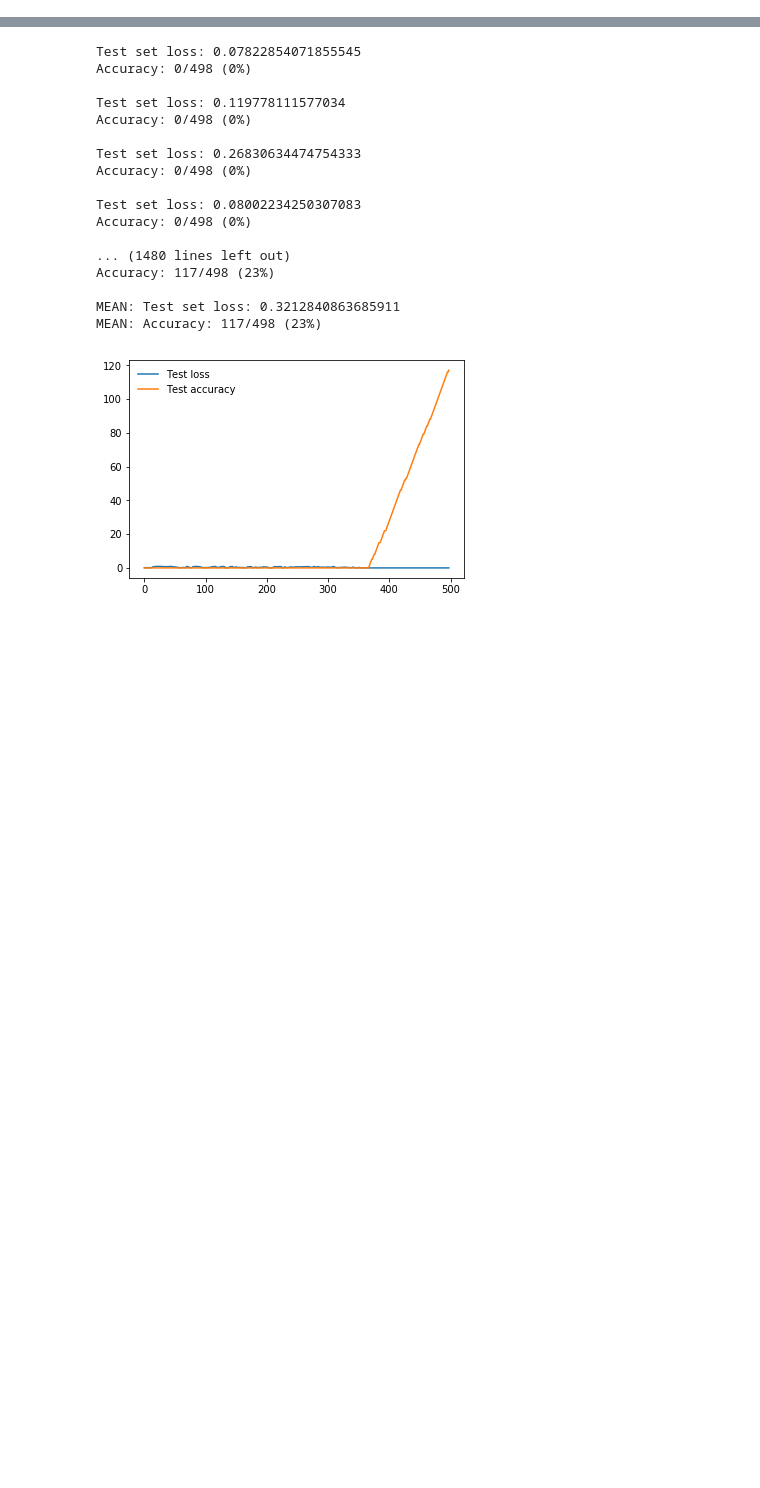
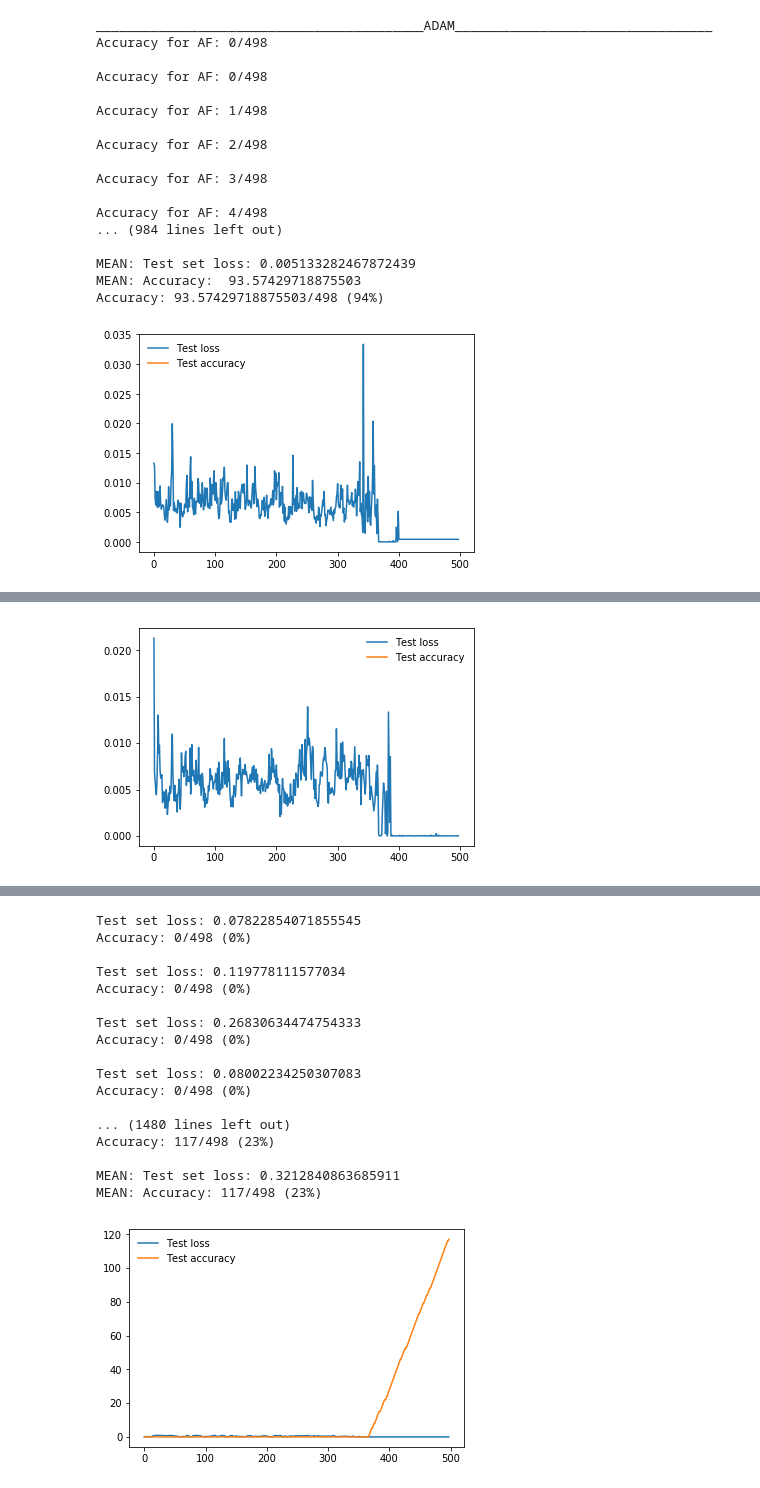
Before and after one commit to DianaPredoiu/sound-source-separation, a Jupyter notebook: sound-source-separation-network.ipynb, the cells around one changed output, grey strips where cells are left out. Drawn from its saved outputs; the diff is of its cells as text; code cells hidden in the pictures; blank space fills up the shorter version.

```diff
--- a/sound-source-separation-network.ipynb
+++ b/sound-source-separation-network.ipynb
@@ -624,7 +693,7 @@ def eval(network, test_set):
         test_loss.append(loss)
 
         # 7. check how many items where predicted correctly
-        correct_test += 1 if loss <= (1e-3) else 0
+        correct_test += 1 if loss <= (1e-2) else 0
 
 
 #         current_accuracy = 100. * correct_test / len(test_set)
@@ -636,6 +705,8 @@ def eval(network, test_set):
     current_accuracy = 100. * correct_test / len(test_set)
     print("MEAN: Test set loss:", np.mean(test_loss))
     print("MEAN: Accuracy: ", current_accuracy)
+    current_accuracy = 100. * correct_test / len(test_set)
+    print("Accuracy: {}/{} ({:.0f}%)\n".format(current_accuracy, len(test_set),current_accuracy))
 
     plt.plot(test_loss, label='Test loss')
     plt.plot(test_accuracy, label='Test accuracy')
@@ -759,0 +803,75 @@ MEAN: Accuracy:  26.305220883534137
+# %%
+import os
+
+
+torch.cuda.empty_cache()
+print("__________________________________________ADAM_________________________________")
+# runAdam(800) # cu 600 poate
+
+voice1 = 'recordings/voice1/arctic_a0001.wav'
+voice2 = 'recordings/voice2/arctic_a0001.wav'
+
+voice3 = 'recordings/voice1/arctic_a0001.wav'
+voice4 = 'recordings/voice2/arctic_a0002.wav'
+
+voice5 = 'recordings/voice1/arctic_a0005.wav'
+voice6 = 'recordings/voice2/arctic_a0004.wav'
+
+voice1, sr = librosa.load(voice1, sr=16000)
+voice2, sr = librosa.load(voice2, sr=16000)
+# pad smaller array with zeros if it's the case or delete last entries
+voice1 = make_mix_of_5_seconds(voice1)
+voice2 = make_mix_of_5_seconds(voice2)
+mix1 = voice1 + voice2
+
+voice3, sr = librosa.load(voice3, sr=16000)
+voice4, sr = librosa.load(voice4, sr=16000)
+# pad smaller array with zeros if it's the case or delete last entries
+voice3 = make_mix_of_5_seconds(voice3)
+voice4 = make_mix_of_5_seconds(voice4)
+mix2 = voice3 + voice4
+
+voice5, sr = librosa.load(voice5, sr=16000)
+voice6, sr = librosa.load(voice6, sr=16000)
+# pad smaller array with zeros if it's the case or delete last entries
+voice5 = make_mix_of_5_seconds(voice5)
+voice6 = make_mix_of_5_seconds(voice6)
+mix3 = voice5 + voice6
+
+
+network = torch.load('./sss-model-Adam-600-80-10-10-4mixuri.pth')
+test_mask = eval(network=network, test_set=test_set1)
+split_audios_epoch("Adam-600-80-10-10-9mixuri-test1", test_mask, mix1)
+
+network = torch.load('./sss-model-Adam-600-80-10-10-4mixuri.pth')
+test_mask = eval(network=network, test_set=test_set2)
+split_audios_epoch("Adam-600-80-10-10-9mixuri-test2", test_mask, mix2)
+
+network = torch.load('./sss-model-Adam-600-80-10-10-4mixuri.pth')
+test_mask = eval(network=network, test_set=test_set3)
+split_audios_epoch("Adam-600-80-10-10-9mixuri-test3", test_mask, mix3)
+
+# os.system('shutdown -s')
+
+# torch.cuda.empty_cache()
+# print("__________________________________________SGD_________________________________")
+# runSGD(200)
+# %% [output]
+__________________________________________ADAM_________________________________
+Accuracy for AF: 0/498
+
+Accuracy for AF: 0/498
+
+Accuracy for AF: 1/498
+
+Accuracy for AF: 2/498
+
+Accuracy for AF: 3/498
+
+Accuracy for AF: 4/498
+... (984 lines left out)
+
+MEAN: Test set loss: 0.005133282467872439
+MEAN: Accuracy:  93.57429718875503
+Accuracy: 93.57429718875503/498 (94%)
+[figure, added]
@@ -759,0 +895 @@ MEAN: Accuracy:  26.305220883534137
+[figure, added]
```
Also changed, not shown: parts of 9 cells of this notebook, 15 other files.
